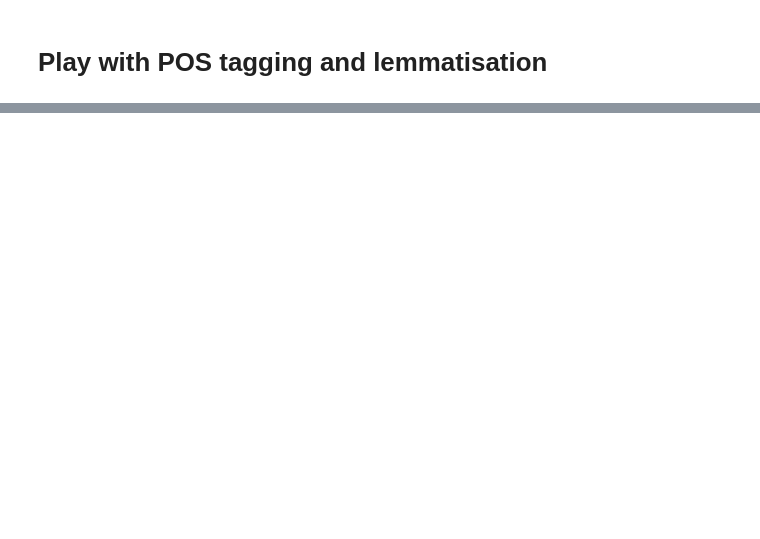
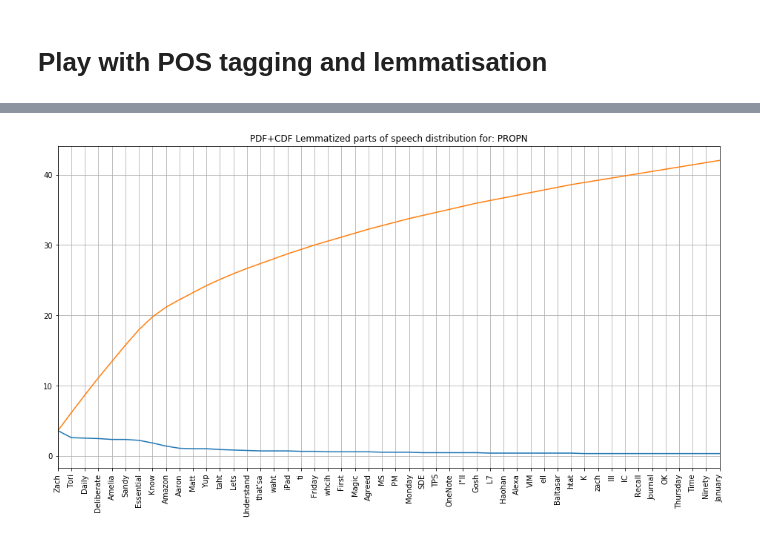
Before and after one commit to idvorkin/jupyter, a Jupyter notebook: PlayNLP.ipynb, the cells around one changed output, grey strips where cells are left out. Cells and saved outputs as stored; diff of their text form; code cells hidden in the pictures; blank space fills up the shorter version.

```diff
--- a/PlayNLP.ipynb
+++ b/PlayNLP.ipynb
@@ -130,0 +145,4 @@ GraphWordDistribution(interesting_words, title=f"Lemmatized parts of speech dist
+# %%
+GraphWordDistribution(interesting_words, title=f"PDF+CDF Lemmatized parts of speech distribution for: {interesting_pos}", skip=0, length=50, includeCDF=True)
+# %% [output]
+[figure, added]
```
Also changed, not shown: parts of 8 cells of this notebook.
